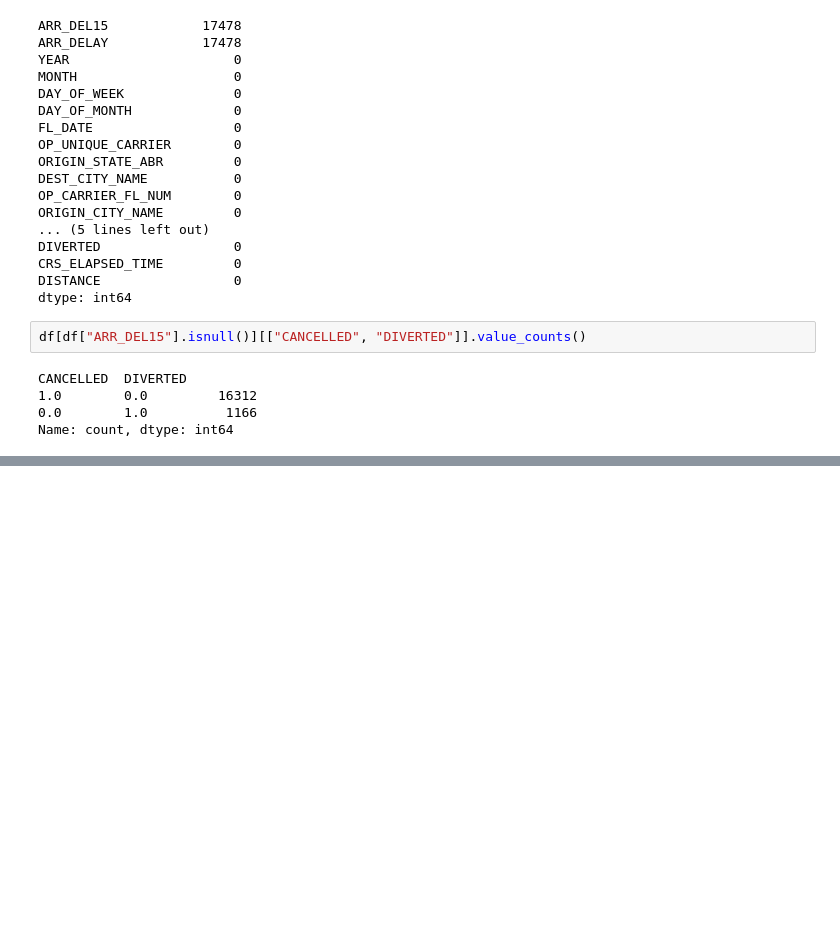
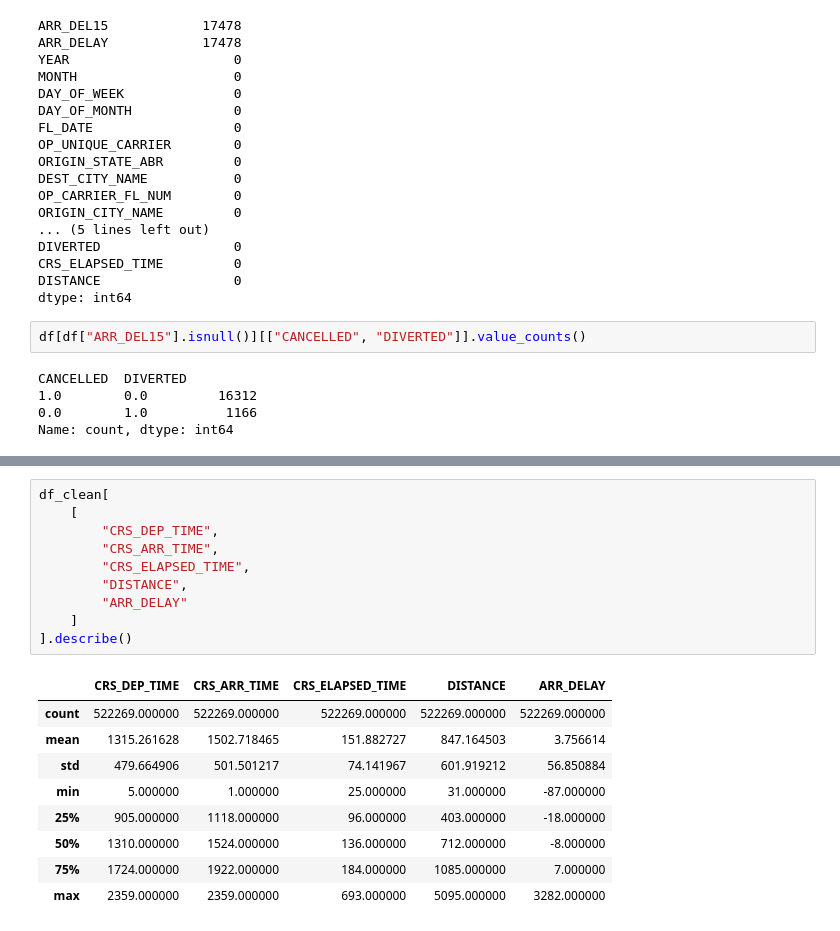
Before and after one commit to sahilsaeidkhan/AI-Projects, a Jupyter notebook: Machine_Learning_Projects/ML_Flight_Delay_Predictor/data_audit.ipynb, the cells around one changed output, grey strips where cells are left out. Saved outputs shown, nothing was run; the diff lists cells and outputs as text; blank space fills up the shorter version.

```diff
--- a/Machine_Learning_Projects/ML_Flight_Delay_Predictor/data_audit.ipynb
+++ b/Machine_Learning_Projects/ML_Flight_Delay_Predictor/data_audit.ipynb
@@ -74,0 +134,20 @@ Name: count, dtype: int64
+# %%
+df_clean[
+    [
+        "CRS_DEP_TIME",
+        "CRS_ARR_TIME",
+        "CRS_ELAPSED_TIME",
+        "DISTANCE",
+        "ARR_DELAY"
+    ]
+].describe()
+# %% [output]
+|  | CRS_DEP_TIME | CRS_ARR_TIME | CRS_ELAPSED_TIME | DISTANCE | ARR_DELAY |
+| count | 522269.000000 | 522269.000000 | 522269.000000 | 522269.000000 | 522269.000000 |
+| mean | 1315.261628 | 1502.718465 | 151.882727 | 847.164503 | 3.756614 |
+| std | 479.664906 | 501.501217 | 74.141967 | 601.919212 | 56.850884 |
+| min | 5.000000 | 1.000000 | 25.000000 | 31.000000 | -87.000000 |
+| 25% | 905.000000 | 1118.000000 | 96.000000 | 403.000000 | -18.000000 |
+| 50% | 1310.000000 | 1524.000000 | 136.000000 | 712.000000 | -8.000000 |
+| 75% | 1724.000000 | 1922.000000 | 184.000000 | 1085.000000 | 7.000000 |
+| max | 2359.000000 | 2359.000000 | 693.000000 | 5095.000000 | 3282.000000 |
```
Also changed, not shown: parts of 37 cells of this notebook.
